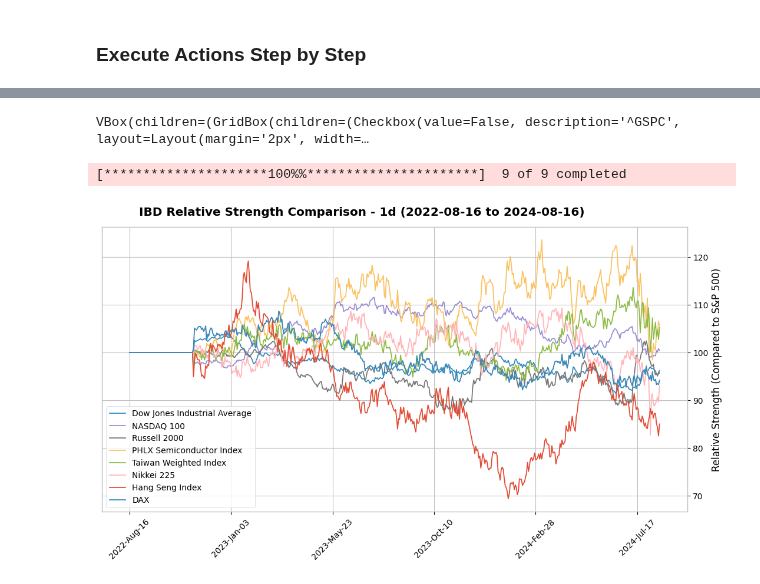
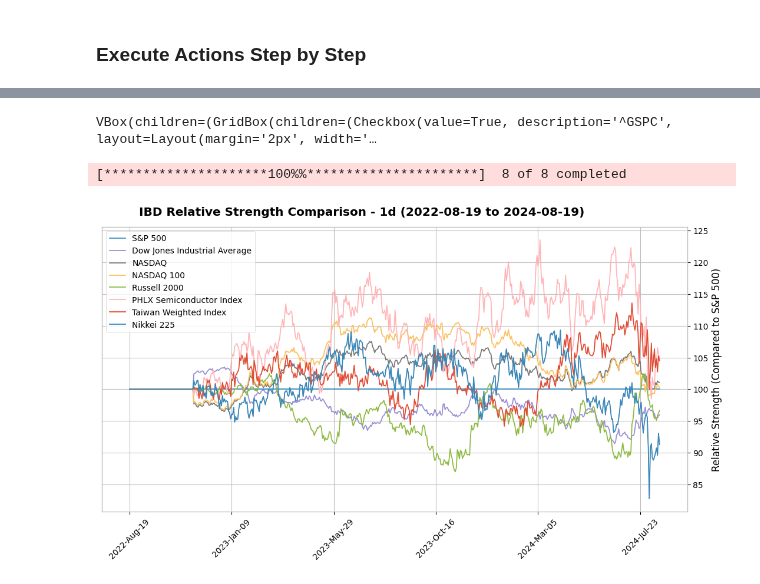
Before and after one commit to yorkjong/stock-reports, a Jupyter notebook: notebooks/ibd_reports.ipynb, the cells around one changed output, grey strips where cells are left out. Saved outputs shown, nothing was run; the diff lists cells and outputs as text; code cells hidden in the pictures.

```diff
--- a/notebooks/ibd_reports.ipynb
+++ b/notebooks/ibd_reports.ipynb
@@ -374,13 +391,14 @@ print(f"Source: {source}\nType: {kind}\nPeriod: {period}\nDate: {date}")
 
 df = github.download_csv(selected_file)
 filtered_df = filter_increasing_relative_strength(df)
-df_top_filtered = filtered_df.head(num_items).copy()
-df_top_filtered = add_price_column(df_top_filtered)
-df_top_filtered = add_name_column(df_top_filtered)
-display(df_top_filtered)
+df_top_s2 = filtered_df.head(num_items).copy()
+df_top_s2 = add_price_column(df_top_s2)
+df_top_s2 = add_name_column(df_top_s2)
+df_tickers_str_to_names_str(df_top_s2)
+display(df_top_s2)
 
-if 'Name' in df_top_filtered.columns:
-    print(list(df_top_filtered['Name']))
-if 'Ticker' in df_top_filtered.columns:
-    print(list(df_top_filtered['Ticker']))
+if 'Name' in df_top_s2.columns:
+    print(list(df_top_s2['Name']))
+if 'Ticker' in df_top_s2.columns:
+    print(list(df_top_s2['Ticker']))
 # %% [output]
@@ -410,7 +429,7 @@ backend = "mplfinance" # @param ["mplfinance","Plotly"]
 import ipywidgets as widgets
 
 def get_tickers(df):
-    return [ticker for sublist in df['Tickers']  for ticker in sublist]
+    return [ticker for sublist in df['Tickers'] for ticker in sublist]
 
 def convert_to_list(value):
     if isinstance(value, str):
@@ -427,10 +446,10 @@ def tickers_from_df(df):
     return tickers
 
 def top_tickers():
-    return tickers_from_df(df_top)
+    return tickers_from_df(df_top_s1)
 
 def top_filtered_tickers():
-    return tickers_from_df(df_top_filtered)
+    return tickers_from_df(df_top_s2)
 
 def major_indices():
     return ['^GSPC', '^DJI', '^IXIC', '^NDX', '^RUT', '^SOX',
@@ -445,11 +464,14 @@ tickers = {
 
 available_tickers = [tw.stock_name(t) for t in tickers]
 
-# Create checkboxes for stock selection
+# Create checkboxes for stock selection with the first 8 items pre-checked
 checkboxes = [
-    widgets.Checkbox(value=False, description=ticker,
-                     layout=widgets.Layout(width='auto', margin='2px'))
-    for ticker in available_tickers
+    widgets.Checkbox(
+        value=(i < 8),  # Set first 8 items as checked
+        description=ticker,
+        layout=widgets.Layout(width='auto', margin='2px')
+    )
+    for i, ticker in enumerate(available_tickers)
 ]
 
 # Arrange checkboxes in a grid layout using GridBox
@@ -457,8 +479,7 @@ n_cols = 5  # Number of columns in the grid
 n_rows = (len(checkboxes) + n_cols - 1) // n_cols  # Number of rows required
 
 # Ensure all rows have the same number of columns
-grid_items = [checkboxes[i:i + n_cols]
-              for i in range(0, len(checkboxes), n_cols)]
+grid_items = [checkboxes[i:i + n_cols] for i in range(0, len(checkboxes), n_cols)]
 
 # Fill any remaining cells with dummy widgets
 for row in grid_items:
@@ -488,39 +509,35 @@ layout = widgets.VBox([checkbox_grid, button])
 display(layout)
 
 def get_selected_stocks():
-    selected_stocks = [checkbox.description
-                       for checkbox in checkboxes if checkbox.value]
+    selected_stocks = [checkbox.description for checkbox in checkboxes if checkbox.value]
     return selected_stocks
 
 def validate_selection(selected_stocks):
     if len(selected_stocks) > 8:
         print("You can only select up to 8 stocks. Please deselect some items.")
         return selected_stocks[:8]  # Limit to 8 items
     return selected_stocks
 
-
 import vistock.mpl as vs_mpl
 import vistock.plotly as vs_plotly
-
 
 func_dic = {
     'mplfinance': vs_mpl.ibd_rs_cmp,
     'Plotly': vs_plotly.ibd_rs_cmp,
 }
 ibd_rs_cmp = func_dic[backend]
 
 # Define the button click event
 def on_button_click(b):
     selected_stocks = get_selected_stocks()
     symbols = validate_selection(selected_stocks)
     if not symbols:
         print("No stocks selected. Please select at least one stock.")
         return
     ibd_rs_cmp.plot(symbols, interval=interval, period=period)
 
-
 button.on_click(on_button_click)
 # %% [output]
-VBox(children=(GridBox(children=(Checkbox(value=False, description='^GSPC', layout=Layout(margin='2px', width=…
+VBox(children=(GridBox(children=(Checkbox(value=True, description='^GSPC', layout=Layout(margin='2px', width='…
-[*********************100%%**********************]  9 of 9 completed
+[*********************100%%**********************]  8 of 8 completed
-[figure, old version]
+[figure, new version]
```
Also changed, not shown: parts of 5 cells of this notebook.
